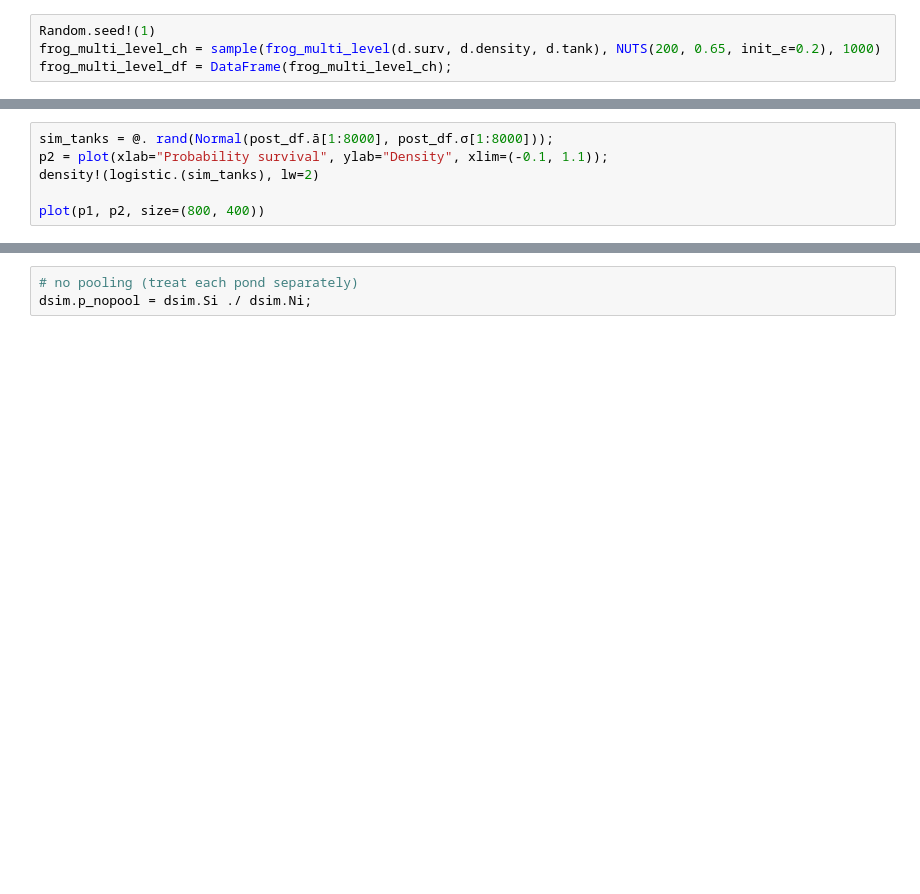
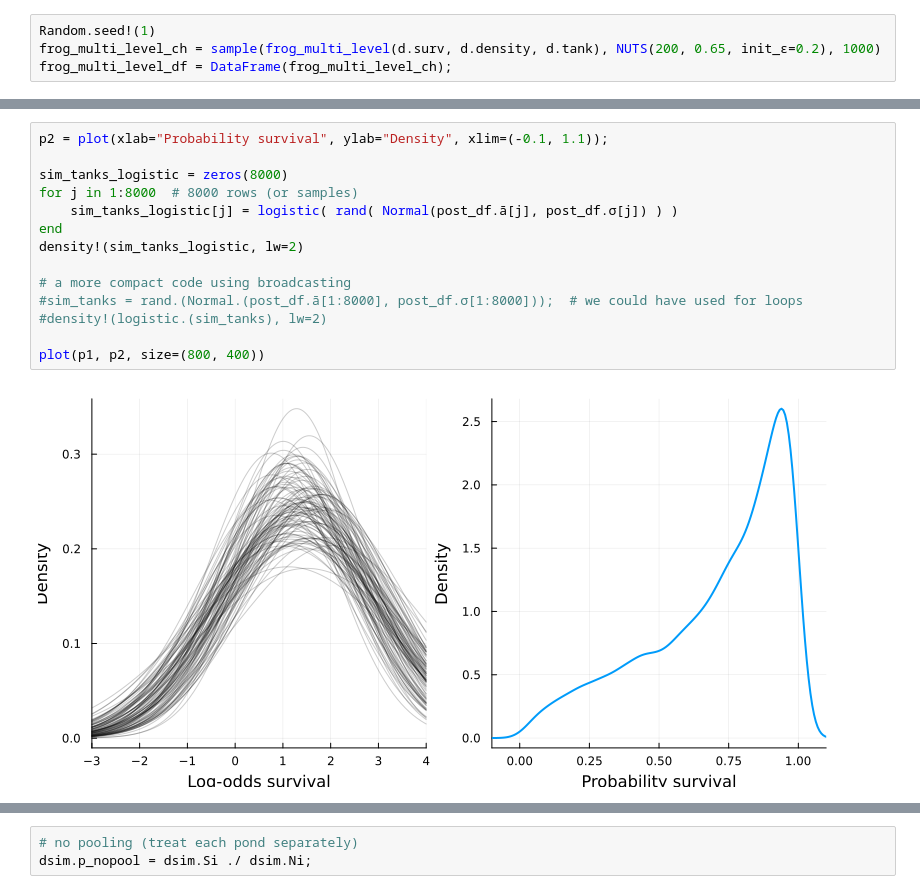
Before and after one commit to sungjuGit/STJuliaIntroBayesian, a Jupyter notebook: Multilevel_Reedfrogs.ipynb, the cells around one changed output, grey strips where cells are left out. Saved outputs shown, nothing was run; the diff lists cells and outputs as text; blank space fills up the shorter version.

```diff
--- a/Multilevel_Reedfrogs.ipynb
+++ b/Multilevel_Reedfrogs.ipynb
@@ -88,9 +282,19 @@ p1
 # %%
-sim_tanks = @. rand(Normal(post_df.ā[1:8000], post_df.σ[1:8000]));
 p2 = plot(xlab="Probability survival", ylab="Density", xlim=(-0.1, 1.1));
-density!(logistic.(sim_tanks), lw=2)
+
+sim_tanks_logistic = zeros(8000)
+for j in 1:8000  # 8000 rows (or samples)
+    sim_tanks_logistic[j] = logistic( rand( Normal(post_df.ā[j], post_df.σ[j]) ) )
+end
+density!(sim_tanks_logistic, lw=2)
+
+# a more compact code using broadcasting
+#sim_tanks = rand.(Normal.(post_df.ā[1:8000], post_df.σ[1:8000]));  # we could have used for loops
+#density!(logistic.(sim_tanks), lw=2)
 
 plot(p1, p2, size=(800, 400))
+# %% [output]
+[figure, added]
 # %%
 ## Varying effects and the underfitting/overfitting trade-off
 # Generate a mock data to test the models
```
Also changed, not shown: parts of 23 cells of this notebook.
